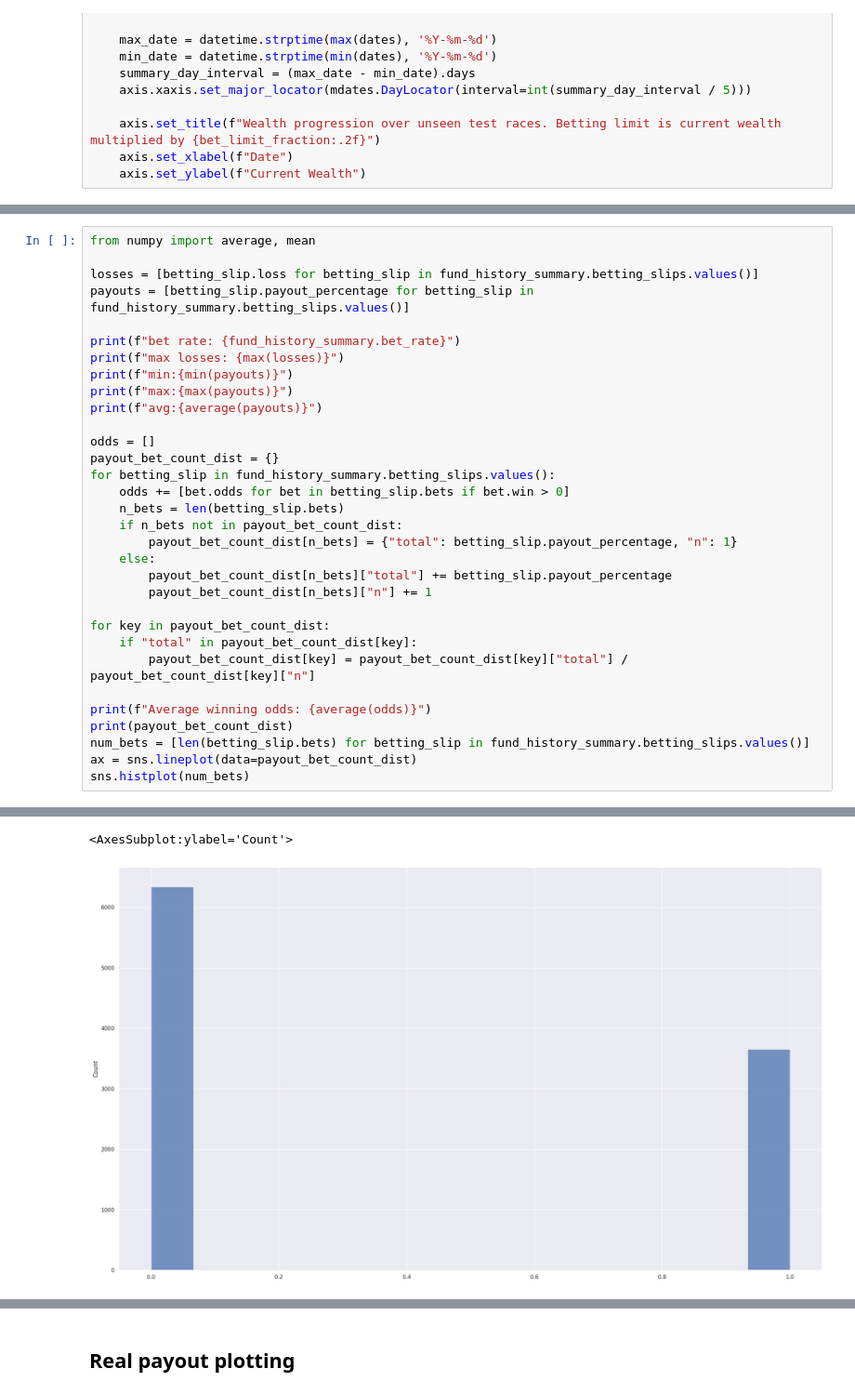
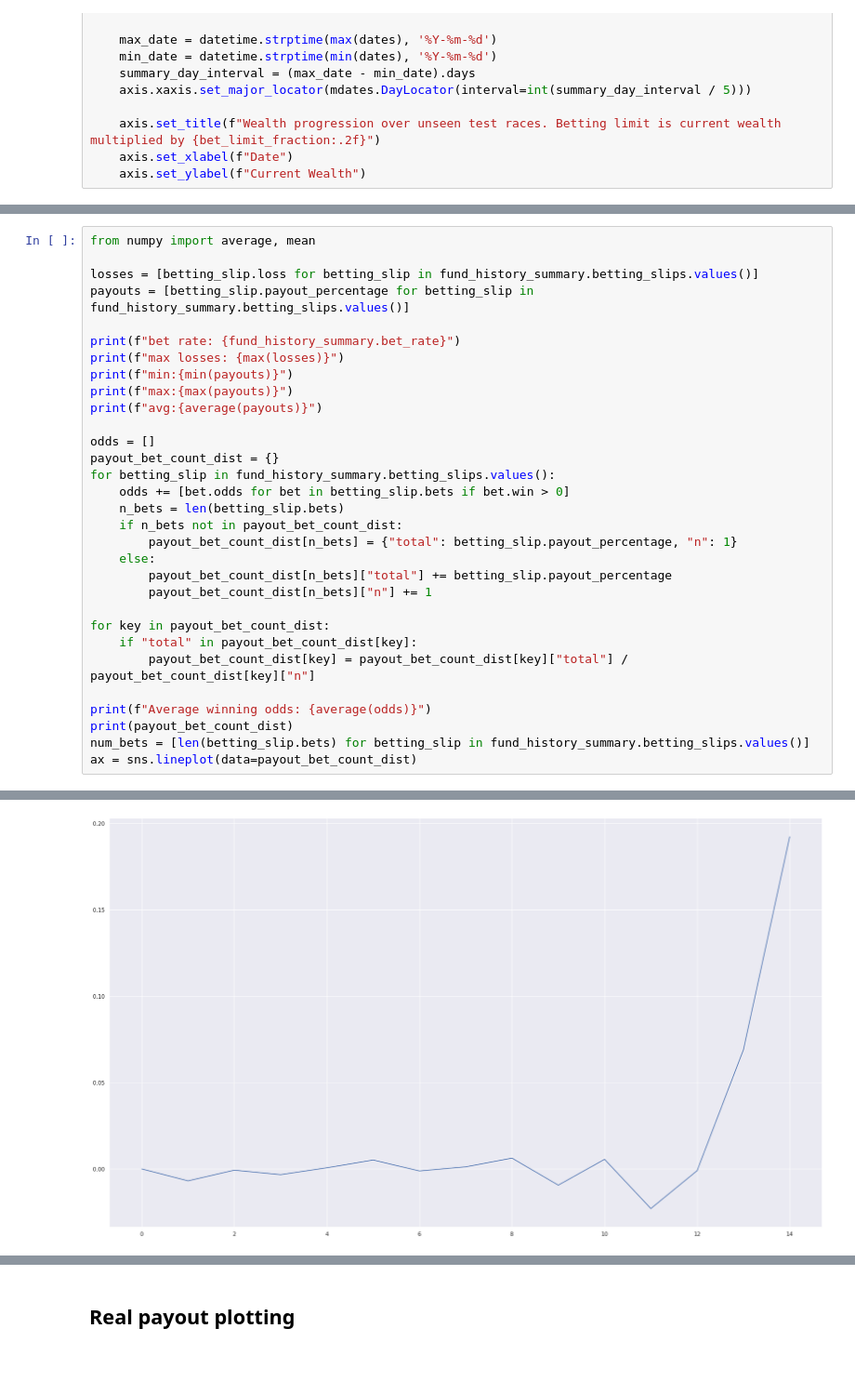
Before and after one commit to Dateb/WageringSystem, a Jupyter notebook: notebooks/Results Plotting.ipynb, the cells around one changed output, grey strips where cells are left out. Shown at 93% size. Cells and saved outputs as stored; diff of their text form; blank space fills up the shorter version.

```diff
--- a/notebooks/Results Plotting.ipynb
+++ b/notebooks/Results Plotting.ipynb
@@ -98,5 +98,4 @@ print(f"Average winning odds: {average(odds)}")
 print(payout_bet_count_dist)
 num_bets = [len(betting_slip.bets) for betting_slip in fund_history_summary.betting_slips.values()]
 ax = sns.lineplot(data=payout_bet_count_dist)
-sns.histplot(num_bets)
 # %% [output]
@@ -110,2 +109 @@ Average winning odds: 30.35436507936508
-<AxesSubplot:ylabel='Count'>
-[figure, old version]
+[figure, new version]
```
Also changed, not shown: parts of 3 cells of this notebook, 11 other files.
